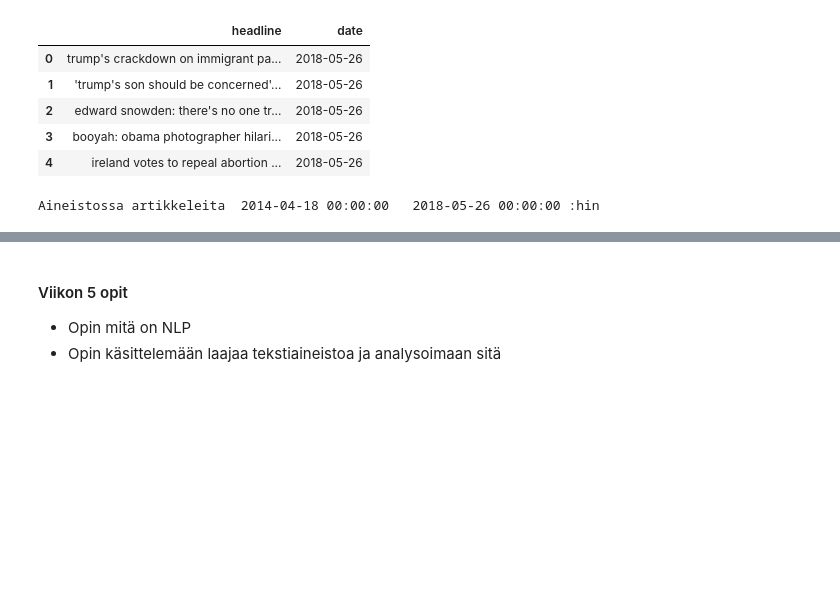
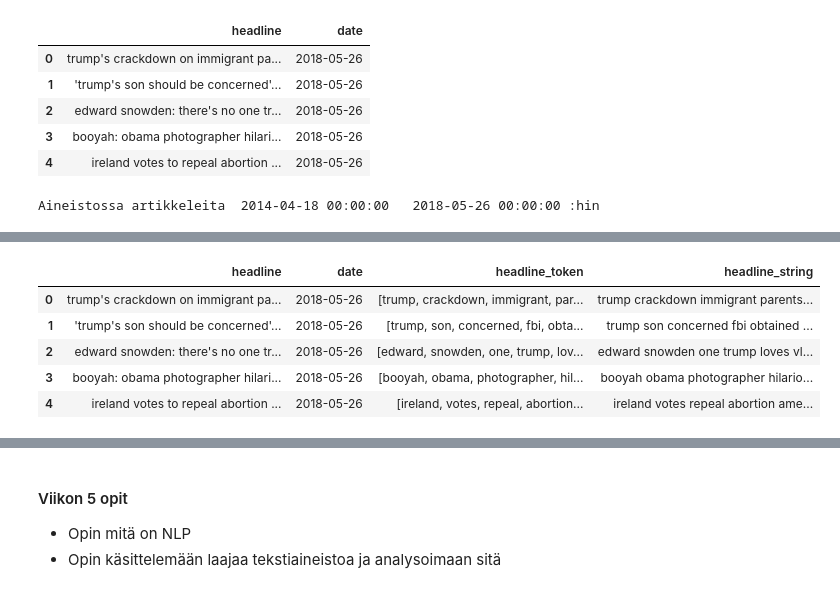
Before and after one commit to holezekki99/JODA2022, a Jupyter notebook: JODA2022_oppimispäiväkirja.ipynb, the cells around one changed output, grey strips where cells are left out. Drawn from its saved outputs; the diff is of its cells as text; code cells hidden in the pictures; blank space fills up the shorter version.

```diff
--- a/JODA2022_oppimispäiväkirja.ipynb
+++ b/JODA2022_oppimispäiväkirja.ipynb
@@ -381,0 +387,5 @@ Aineistossa artikkeleita  2014-04-18 00:00:00   2018-05-26 00:00:00 :hin
+# %%
+regexp = RegexpTokenizer('\w+')
+
+df['headline_token']=df['headline'].apply(regexp.tokenize)
+df.head(3)
@@ -381,0 +399,10 @@ Aineistossa artikkeleita  2014-04-18 00:00:00   2018-05-26 00:00:00 :hin
+# %%
+import nltk
+nltk.download('stopwords')
+from nltk.corpus import stopwords
+
+# Make a list of english stopwords
+stopwords = nltk.corpus.stopwords.words("english")
+# Remove stopwords
+df['headline_token'] = df['headline_token'].apply(lambda x: [item for item in x if item not in stopwords])
+df.head(3)
@@ -381,0 +416,12 @@ Aineistossa artikkeleita  2014-04-18 00:00:00   2018-05-26 00:00:00 :hin
+# %%
+# Poista alle kahden mittaiset sanat:
+df['headline_string'] = df['headline_token'].apply(lambda x: ' '.join([item for item in x if len(item)>2]))
+# %%
+df.head()
+# %% [output]
+|  | headline | date | headline_token | headline_string |
+| 0 | trump's crackdown on immigrant pa... | 2018-05-26 | [trump, crackdown, immigrant, par... | trump crackdown immigrant parents... |
+| 1 | 'trump's son should be concerned'... | 2018-05-26 | [trump, son, concerned, fbi, obta... | trump son concerned fbi obtained ... |
+| 2 | edward snowden: there's no one tr... | 2018-05-26 | [edward, snowden, one, trump, lov... | edward snowden one trump loves vl... |
+| 3 | booyah: obama photographer hilari... | 2018-05-26 | [booyah, obama, photographer, hil... | booyah obama photographer hilario... |
+| 4 | ireland votes to repeal abortion ... | 2018-05-26 | [ireland, votes, repeal, abortion... | ireland votes repeal abortion ame... |
```
Also changed, not shown: parts of 10 cells of this notebook.
